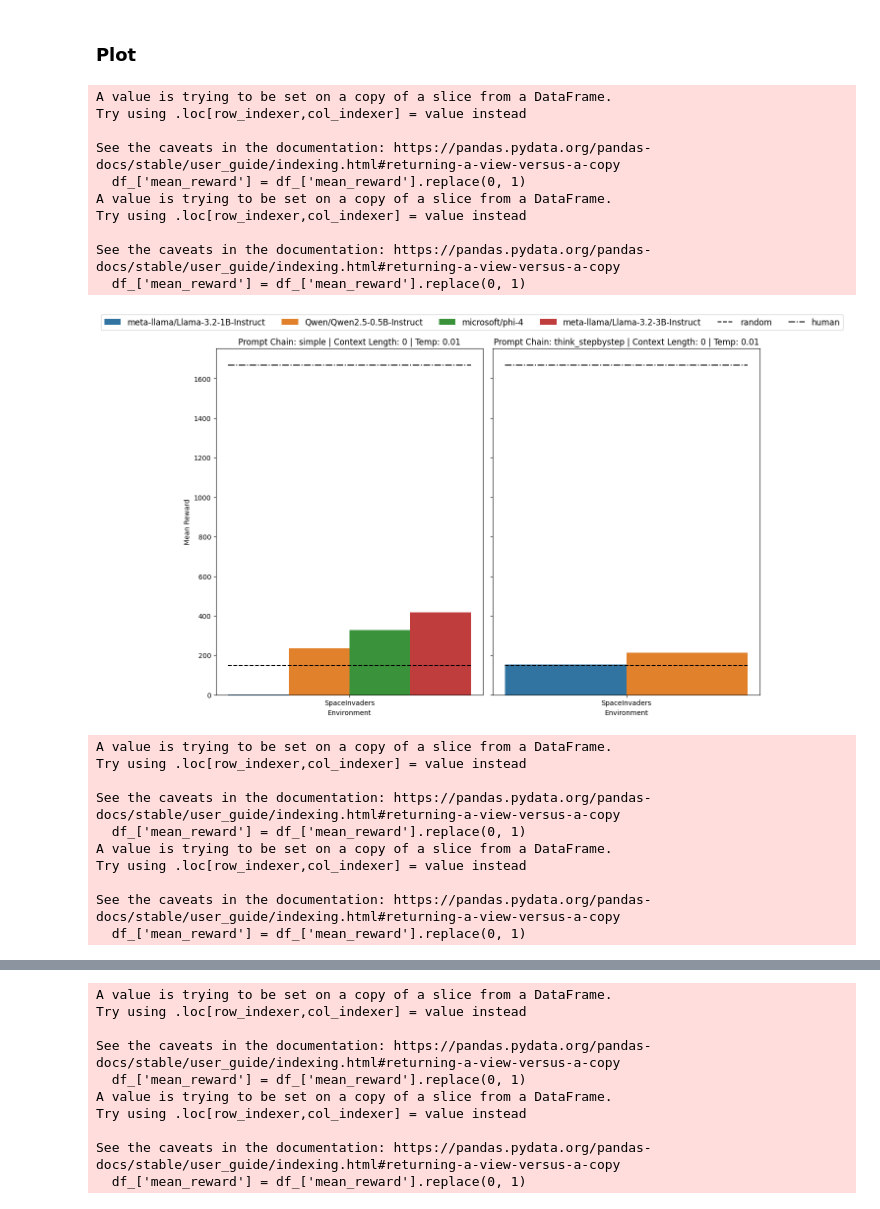
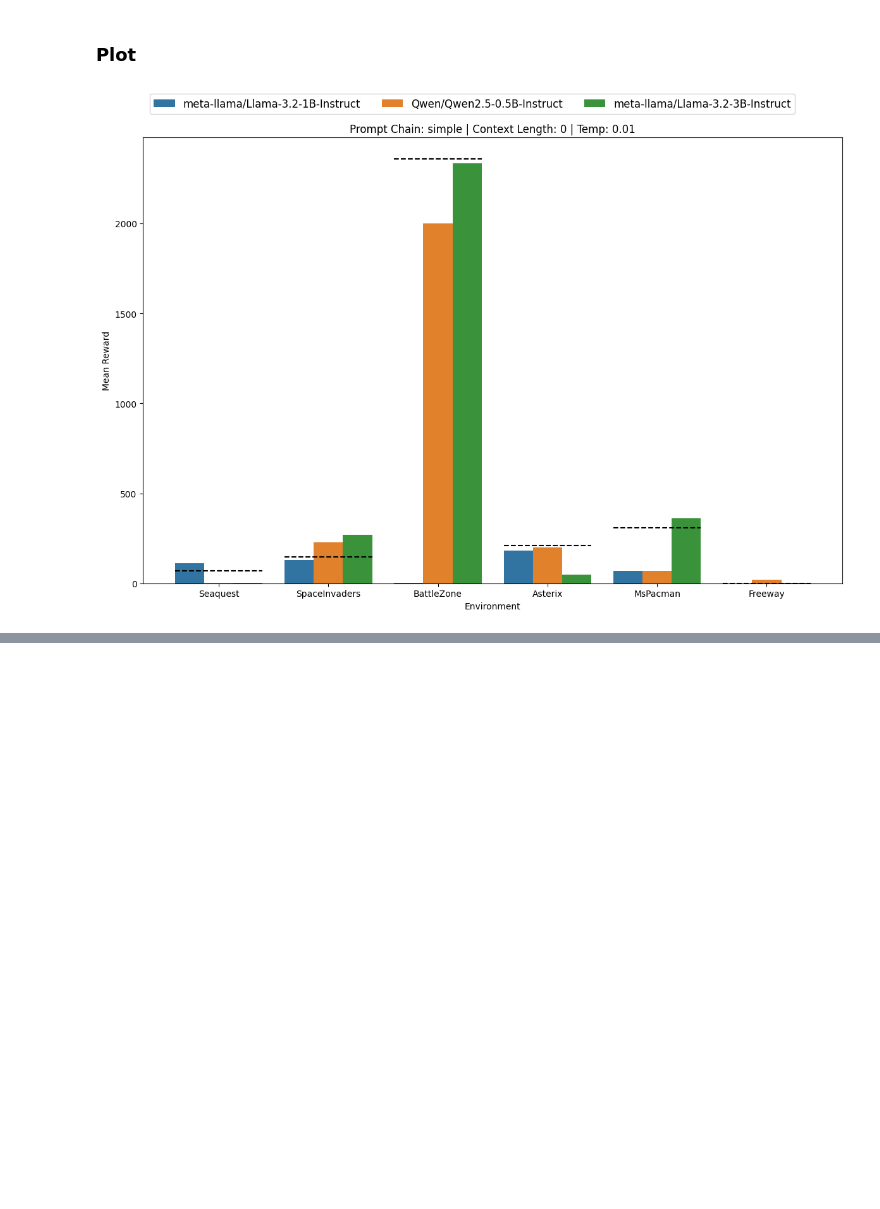
Before and after one commit to roger-creus/ale-nl, a Jupyter notebook: plot/plot_benchmark_results.ipynb, the cells around one changed output, grey strips where cells are left out. Saved outputs shown, nothing was run; the diff lists cells and outputs as text; code cells hidden in the pictures; blank space fills up the shorter version.

Commit message:
wip benchmarking

```diff
--- a/plot/plot_benchmark_results.ipynb
+++ b/plot/plot_benchmark_results.ipynb
@@ -7,7 +7,7 @@ import os
 # %% [markdown]
 ### Read Benchmark Data
 # %%
-benchmark_results_path = "../results_old/"
+benchmark_results_path = "../results/"
 data = []
 for root, dirs, files in os.walk(benchmark_results_path):
     for file in files:
@@ -81,53 +81,33 @@ for temp in unique_temperatures:
             sns.barplot(x='env_id', y='mean_reward', data=df_, hue='model_name', ax=ax, palette=palette)
             ax.set_title(f"Prompt Chain: {prompt_chain} | Context Length: {context_len} | Temp: {temp}")
             ax.set_ylabel('Mean Reward')
             ax.set_xlabel('Environment')
 
             # Loop over each x-tick (environment) and add a dashed horizontal line for the random agent baseline.
             xticks = ax.get_xticks()
             xticklabels = ax.get_xticklabels()
             for tick, label in zip(xticks, xticklabels):
                 env = label.get_text()
                 # Filter random_agent_df by the current environment.
                 random_val = human_and_random_scores[(human_and_random_scores['env_id'] == env) & (human_and_random_scores['model_name'] == 'random')]['episode_reward'].values
                 human_val = human_and_random_scores[(human_and_random_scores['env_id'] == env) & (human_and_random_scores['model_name'] == 'human')]['episode_reward'].values
 
                 # Draw a dashed line centered on the tick (assuming a bar width of ~0.8)
                 #ax.hlines(y=baseline_val, xmin=tick - 0.4, xmax=tick + 0.4, colors='black', linestyles='dashed')
-                ax.hlines(y=random_val, xmin=tick - 0.4, xmax=tick + 0.4, colors='black', linestyles='dashed', label='random')
-                ax.hlines(y=human_val, xmin=tick - 0.4, xmax=tick + 0.4, colors='black', linestyles='dashdot', label='human')
+                ax.hlines(y=random_val, xmin=tick - 0.4, xmax=tick + 0.4, colors='black', linestyles='dashed')
+                #ax.hlines(y=human_val, xmin=tick - 0.4, xmax=tick + 0.4, colors='black', linestyles='dashdot', label='human')
 
             # Remove individual subplot legends
             try:
                 ax.legend_.remove()
             except Exception:
                 pass
 
         # Create a single shared legend
         handles, labels = axs[0].get_legend_handles_labels()
         fig.legend(handles, labels, loc='upper center', ncol=len(unique_models) + 2, bbox_to_anchor=(0.5, 1.05), fontsize='large')
 
         plt.tight_layout()
         plt.show()
 # %% [output]
-A value is trying to be set on a copy of a slice from a DataFrame.
-Try using .loc[row_indexer,col_indexer] = value instead
-
-See the caveats in the documentation: https://pandas.pydata.org/pandas-docs/stable/user_guide/indexing.html#returning-a-view-versus-a-copy
-  df_['mean_reward'] = df_['mean_reward'].replace(0, 1)
-A value is trying to be set on a copy of a slice from a DataFrame.
-Try using .loc[row_indexer,col_indexer] = value instead
-
-See the caveats in the documentation: https://pandas.pydata.org/pandas-docs/stable/user_guide/indexing.html#returning-a-view-versus-a-copy
-  df_['mean_reward'] = df_['mean_reward'].replace(0, 1)
-[figure, old version]
+[figure, new version]
-A value is trying to be set on a copy of a slice from a DataFrame.
-Try using .loc[row_indexer,col_indexer] = value instead
-
-See the caveats in the documentation: https://pandas.pydata.org/pandas-docs/stable/user_guide/indexing.html#returning-a-view-versus-a-copy
-  df_['mean_reward'] = df_['mean_reward'].replace(0, 1)
-A value is trying to be set on a copy of a slice from a DataFrame.
-Try using .loc[row_indexer,col_indexer] = value instead
-
-See the caveats in the documentation: https://pandas.pydata.org/pandas-docs/stable/user_guide/indexing.html#returning-a-view-versus-a-copy
-  df_['mean_reward'] = df_['mean_reward'].replace(0, 1)
@@ -135,10 +114,0 @@ See the caveats in the documentation: https://pandas.pydata.org/pandas-docs/stab
-A value is trying to be set on a copy of a slice from a DataFrame.
-Try using .loc[row_indexer,col_indexer] = value instead
-
-See the caveats in the documentation: https://pandas.pydata.org/pandas-docs/stable/user_guide/indexing.html#returning-a-view-versus-a-copy
-  df_['mean_reward'] = df_['mean_reward'].replace(0, 1)
-A value is trying to be set on a copy of a slice from a DataFrame.
-Try using .loc[row_indexer,col_indexer] = value instead
-
-See the caveats in the documentation: https://pandas.pydata.org/pandas-docs/stable/user_guide/indexing.html#returning-a-view-versus-a-copy
-  df_['mean_reward'] = df_['mean_reward'].replace(0, 1)
```
Also changed, not shown: parts of 2 cells of this notebook, 1 other file.
